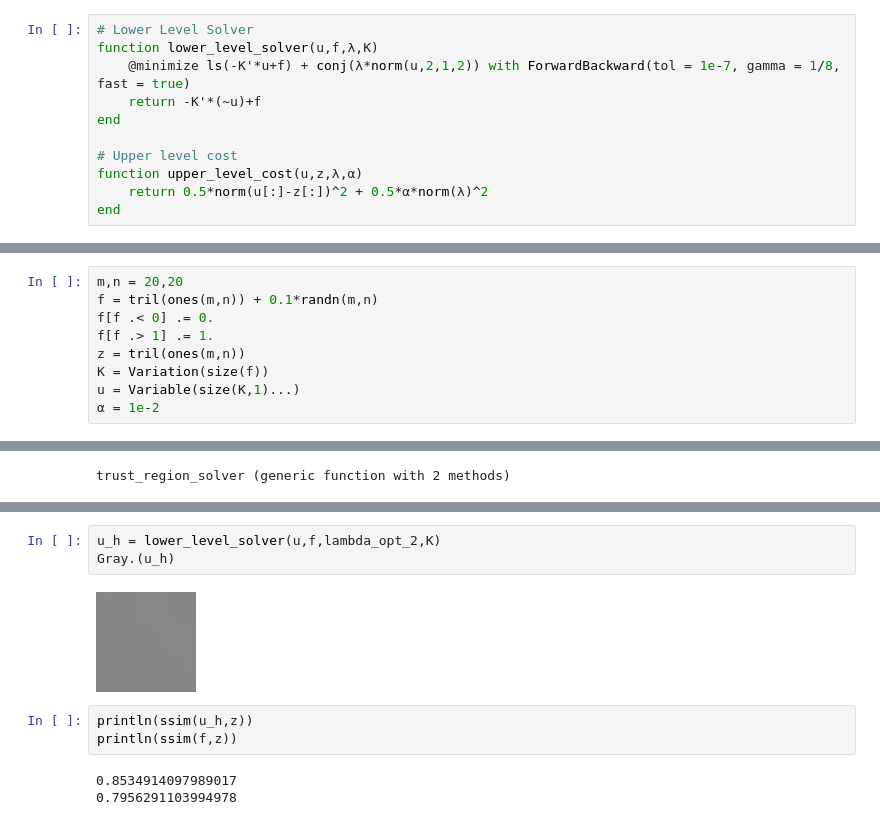
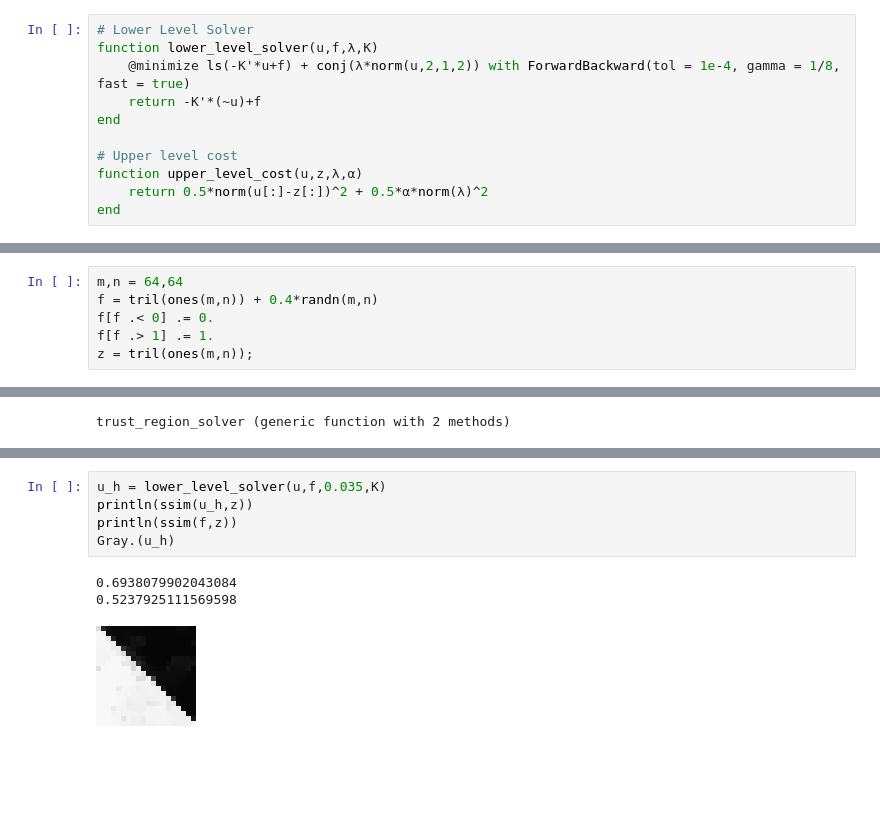
Before and after one commit to dvillacis/BilevelImagingParameterLearning.jl, a Jupyter notebook: demo/bilevel_scalar_rof/bilevel_scalar_vi.ipynb, the cells around one changed output, grey strips where cells are left out. Drawn from its saved outputs; the diff is of its cells as text; blank space fills up the shorter version.

```diff
--- a/demo/bilevel_scalar_rof/bilevel_scalar_vi.ipynb
+++ b/demo/bilevel_scalar_rof/bilevel_scalar_vi.ipynb
@@ -15,7 +15,7 @@ using LinearAlgebra, StructuredOptimization, AbstractOperators, Plots, Distribut
 # %%
 # Lower Level Solver
 function lower_level_solver(u,f,λ,K)
-    @minimize ls(-K'*u+f) + conj(λ*norm(u,2,1,2)) with ForwardBackward(tol = 1e-7, gamma = 1/8, fast = true)
+    @minimize ls(-K'*u+f) + conj(λ*norm(u,2,1,2)) with ForwardBackward(tol = 1e-4, gamma = 1/8, fast = true)
     return -K'*(~u)+f
 end
 
@@ -26,11 +26,8 @@ end
 # %% [output]
 upper_level_cost (generic function with 1 method)
 # %%
-m,n = 20,20
-f = tril(ones(m,n)) + 0.1*randn(m,n)
+m,n = 64,64
+f = tril(ones(m,n)) + 0.4*randn(m,n)
 f[f .< 0] .= 0.
 f[f .> 1] .= 1.
-z = tril(ones(m,n))
-K = Variation(size(f))
-u = Variable(size(K,1)...)
-α = 1e-2
+z = tril(ones(m,n));
@@ -228,11 +243,9 @@ TR Iteration 22:         * rho_k = -1.936, radius = 0.0001, lambda = 0.0264, g_k
 # %%
-u_h = lower_level_solver(u,f,lambda_opt_2,K)
+u_h = lower_level_solver(u,f,0.035,K)
+println(ssim(u_h,z))
+println(ssim(f,z))
 Gray.(u_h)
 # %% [output]
+0.6938079902043084
+0.5237925111569598
-[figure, old version]
+[figure, new version]
-# %%
-println(ssim(u_h,z))
-println(ssim(f,z))
-# %% [output]
-0.8534914097989017
-0.7956291103994978
```
Also changed, not shown: parts of 16 cells of this notebook, 1 other file.
